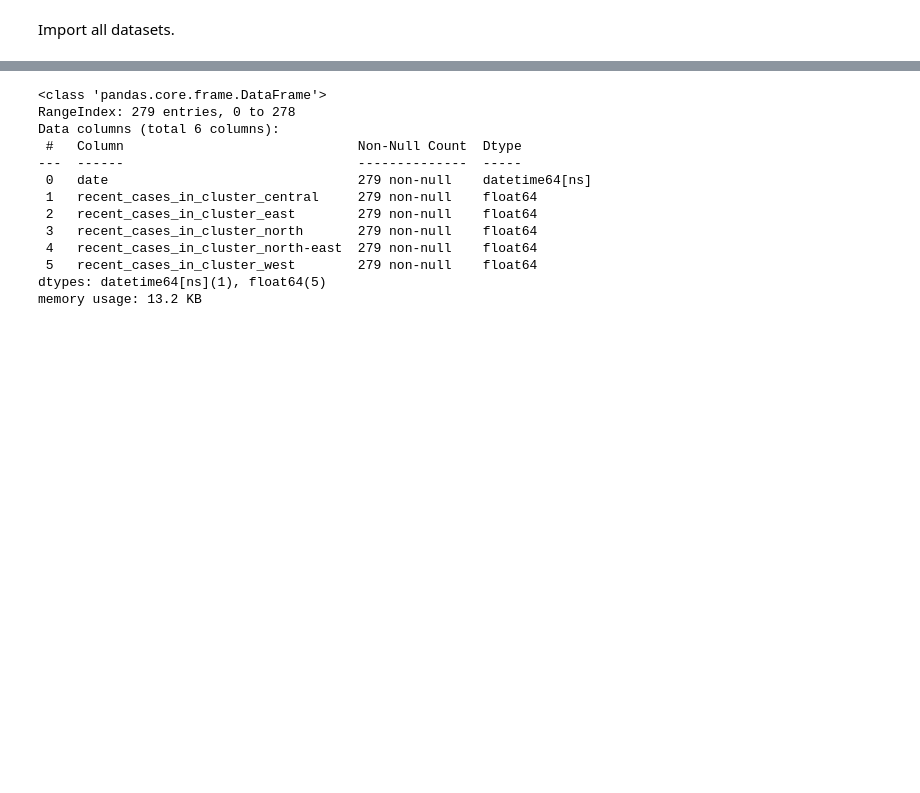
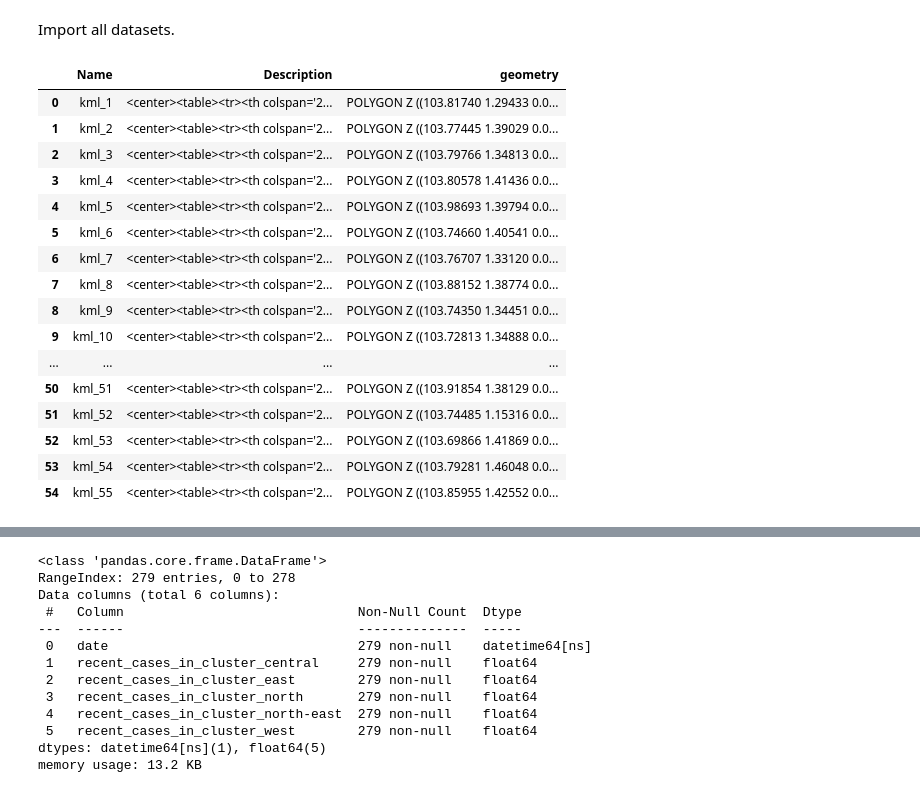
Before and after one commit to sherenaLIM/Predictive-Model-for-Dengue-Forked, a Jupyter notebook: visualisations/02_EDA_Region.ipynb, the cells around one changed output, grey strips where cells are left out. Drawn from its saved outputs; the diff is of its cells as text; code cells hidden in the pictures; blank space fills up the shorter version.

```diff
--- a/visualisations/02_EDA_Region.ipynb
+++ b/visualisations/02_EDA_Region.ipynb
@@ -13,5 +22,26 @@ from datetime import datetime
 # %% [markdown]
 Import all datasets.
+# %%
+planning_area = gpd.read_file('../datasets/dengue_cases_regional/planning-boundary-area.kml')
+planning_area
+# %% [output]
+|  | Name | Description | geometry |
+| 0 | kml_1 | <center><table><tr><th colspan='2... | POLYGON Z ((103.81740 1.29433 0.0... |
+| 1 | kml_2 | <center><table><tr><th colspan='2... | POLYGON Z ((103.77445 1.39029 0.0... |
+| 2 | kml_3 | <center><table><tr><th colspan='2... | POLYGON Z ((103.79766 1.34813 0.0... |
+| 3 | kml_4 | <center><table><tr><th colspan='2... | POLYGON Z ((103.80578 1.41436 0.0... |
+| 4 | kml_5 | <center><table><tr><th colspan='2... | POLYGON Z ((103.98693 1.39794 0.0... |
+| 5 | kml_6 | <center><table><tr><th colspan='2... | POLYGON Z ((103.74660 1.40541 0.0... |
+| 6 | kml_7 | <center><table><tr><th colspan='2... | POLYGON Z ((103.76707 1.33120 0.0... |
+| 7 | kml_8 | <center><table><tr><th colspan='2... | POLYGON Z ((103.88152 1.38774 0.0... |
+| 8 | kml_9 | <center><table><tr><th colspan='2... | POLYGON Z ((103.74350 1.34451 0.0... |
+| 9 | kml_10 | <center><table><tr><th colspan='2... | POLYGON Z ((103.72813 1.34888 0.0... |
+| ... | ... | ... | ... |
+| 50 | kml_51 | <center><table><tr><th colspan='2... | POLYGON Z ((103.91854 1.38129 0.0... |
+| 51 | kml_52 | <center><table><tr><th colspan='2... | POLYGON Z ((103.74485 1.15316 0.0... |
+| 52 | kml_53 | <center><table><tr><th colspan='2... | POLYGON Z ((103.69866 1.41869 0.0... |
+| 53 | kml_54 | <center><table><tr><th colspan='2... | POLYGON Z ((103.79281 1.46048 0.0... |
+| 54 | kml_55 | <center><table><tr><th colspan='2... | POLYGON Z ((103.85955 1.42552 0.0... |
 # %%
 # Import dengue by clusters region data
 region_df = pd.read_csv("../datasets/dengue_clusters_by_region.csv")
```
Also changed, not shown: parts of 42 cells of this notebook, 4 other files.
